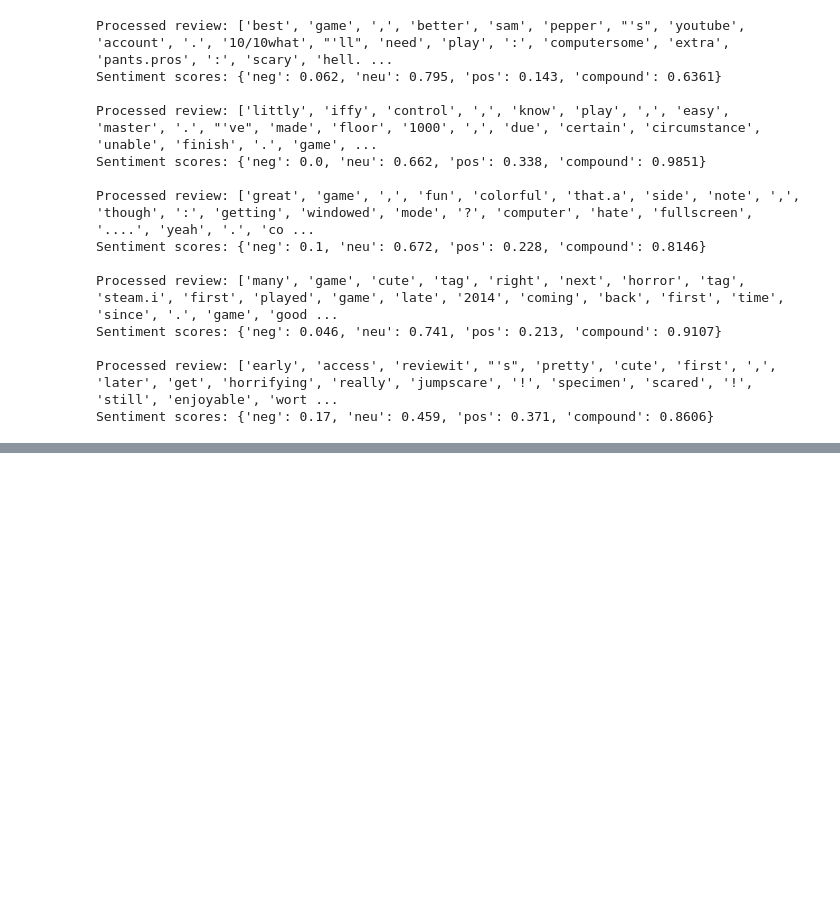
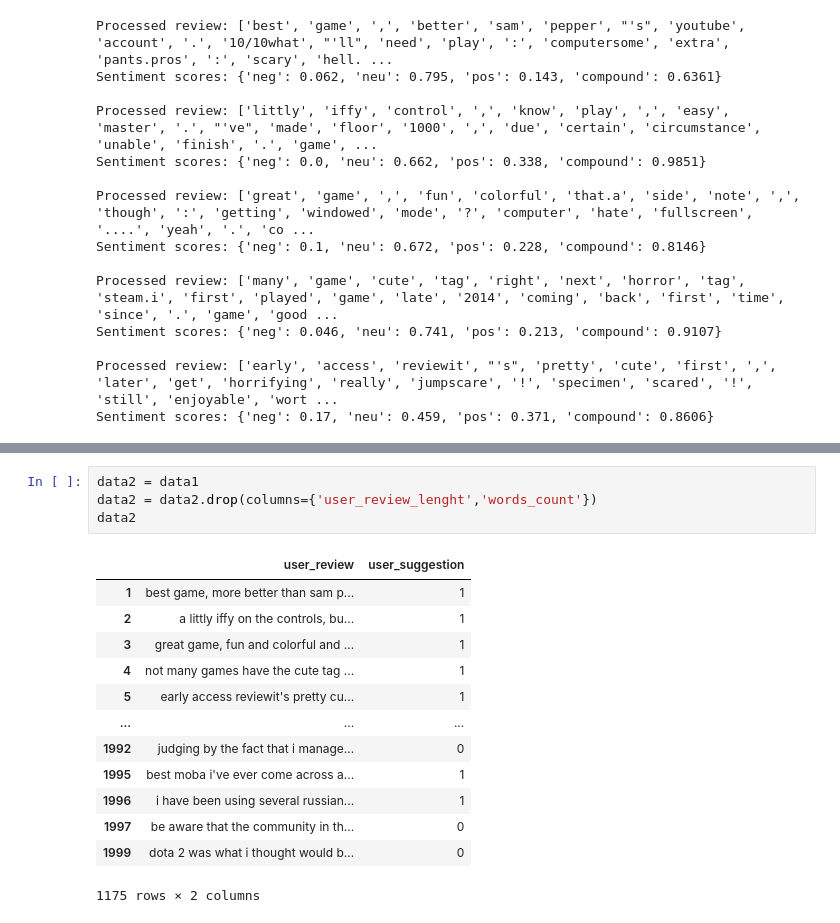
Before and after one commit to Harsisis/MachineLearning_TP, a Jupyter notebook: machineLearning/TP3/main.ipynb, the cells around one changed output, grey strips where cells are left out. Saved outputs shown, nothing was run; the diff lists cells and outputs as text; blank space fills up the shorter version.

```diff
--- a/machineLearning/TP3/main.ipynb
+++ b/machineLearning/TP3/main.ipynb
@@ -265,0 +296,18 @@ Sentiment scores: {'neg': 0.17, 'neu': 0.459, 'pos': 0.371, 'compound': 0.8606}
+# %%
+data2 = data1
+data2 = data2.drop(columns={'user_review_lenght','words_count'})
+data2
+# %% [output]
+|  | user_review | user_suggestion |
+| 1 | best game, more better than sam p... | 1 |
+| 2 | a littly iffy on the controls, bu... | 1 |
+| 3 | great game, fun and colorful and ... | 1 |
+| 4 | not many games have the cute tag ... | 1 |
+| 5 | early access reviewit's pretty cu... | 1 |
+| ... | ... | ... |
+| 1992 | judging by the fact that i manage... | 0 |
+| 1995 | best moba i've ever come across a... | 1 |
+| 1996 | i have been using several russian... | 1 |
+| 1997 | be aware that the community in th... | 0 |
+| 1999 | dota 2 was what i thought would b... | 0 |
+1175 rows × 2 columns
```
Also changed, not shown: parts of 8 cells of this notebook.
